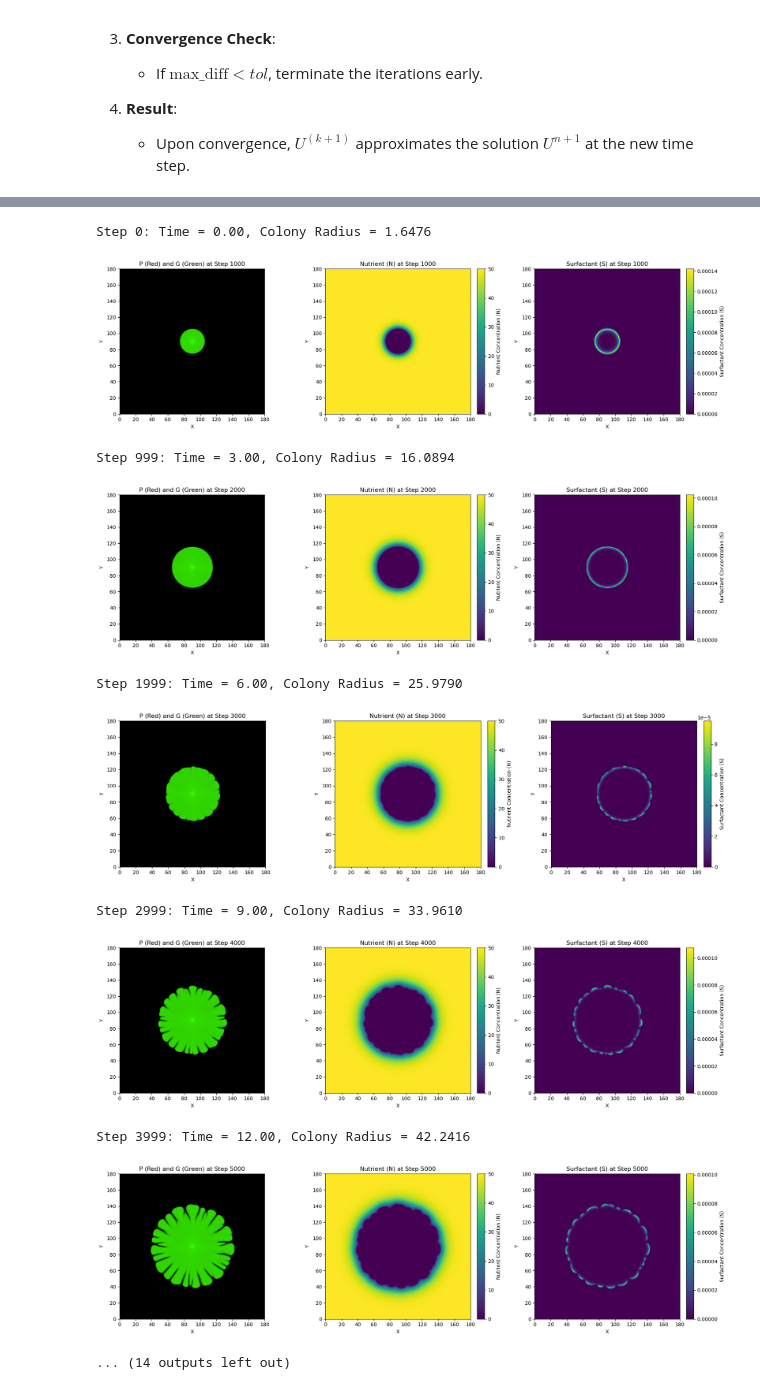
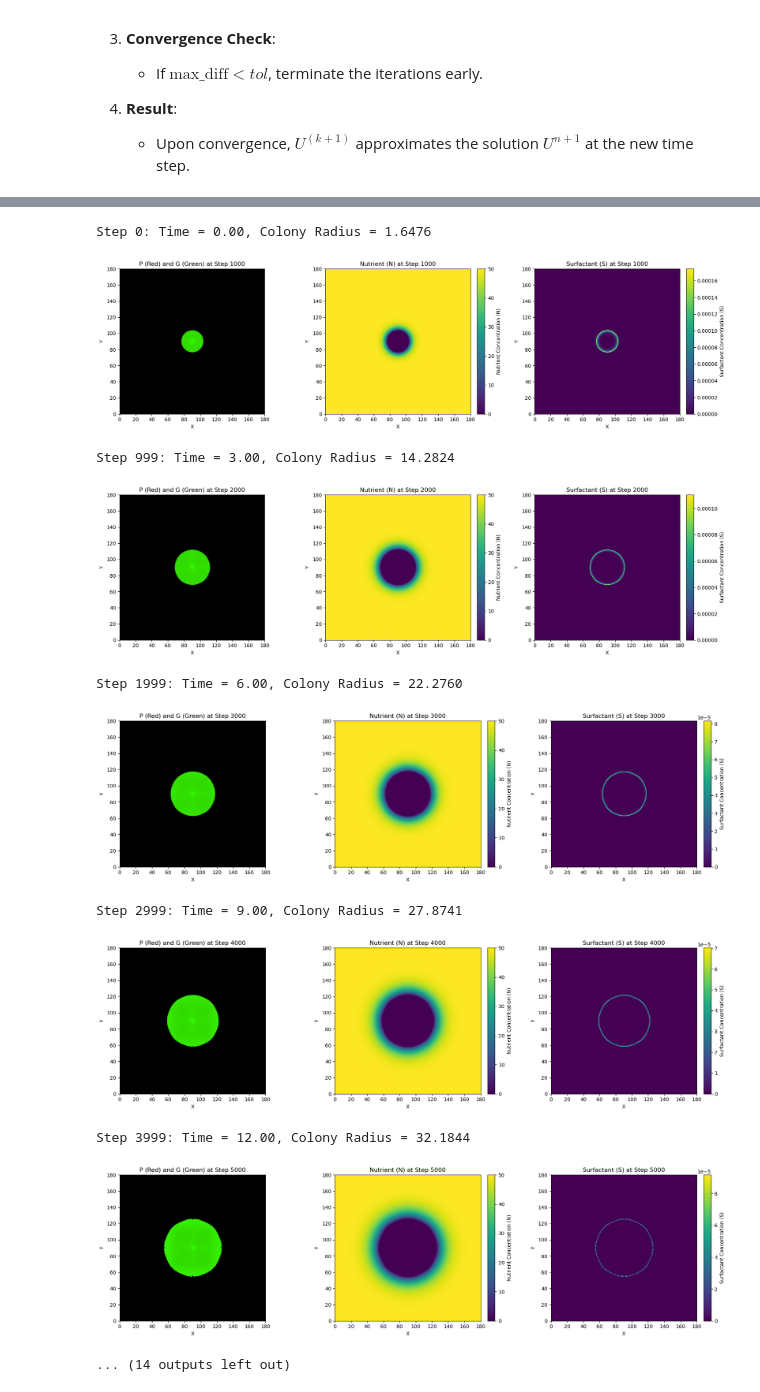
Before and after one commit to lingchongyou/branching, a Jupyter notebook: Branching_PDE_implicit.ipynb, the cells around one changed output, grey strips where cells are left out. Drawn from its saved outputs; the diff is of its cells as text; code cells hidden in the pictures.

```diff
--- a/Branching_PDE_implicit.ipynb
+++ b/Branching_PDE_implicit.ipynb
@@ -346,7 +346,7 @@ def run_simulation_implicit_variable_D():
     # Define PDE parameters using namedtuple for clarity
     params = Parameters(
         DN=20.0,        # Nutrient diffusivity 20
-        DS=5.79,      # Surfactant diffusivity 5.79
+        DS=2.79,      # Surfactant diffusivity 5.79
         kD=5e3,        # Diffusion scaling 2e3
         bN=22.0,       # Nutrient consumption rate
         aG=24.24,      # Grower growth rate
@@ -377,7 +377,7 @@ def run_simulation_implicit_variable_D():
     pde_state = (N_initial, P_initial, G_initial, S_initial)
 
     # Define noise parameters
-    epsilon = 0.2  # Noise amplitude
+    epsilon = 0.0  # Noise amplitude
 
     # Initialize PRNG key
     seed = 42  # Arbitrary seed for reproducibility
@@ -532,12 +532,12 @@ Parameters(DN=20.0, DS=5.79, kD=5000.0, bN=22.0, aG=24.24, aP=8.67, kG=75.36, kP
 [figure]
 Step 0: Time = 0.00, Colony Radius = 1.6476
-[figure, old version]
+[figure, new version]
-Step 999: Time = 3.00, Colony Radius = 16.0894
+Step 999: Time = 3.00, Colony Radius = 14.2824
-[figure, old version]
+[figure, new version]
-Step 1999: Time = 6.00, Colony Radius = 25.9790
+Step 1999: Time = 6.00, Colony Radius = 22.2760
-[figure, old version]
+[figure, new version]
-Step 2999: Time = 9.00, Colony Radius = 33.9610
+Step 2999: Time = 9.00, Colony Radius = 27.8741
-[figure, old version]
+[figure, new version]
-Step 3999: Time = 12.00, Colony Radius = 42.2416
+Step 3999: Time = 12.00, Colony Radius = 32.1844
-[figure, old version]
+[figure, new version]
 ... (14 outputs left out)
```
Also changed, not shown: parts of 1 cell of this notebook.
